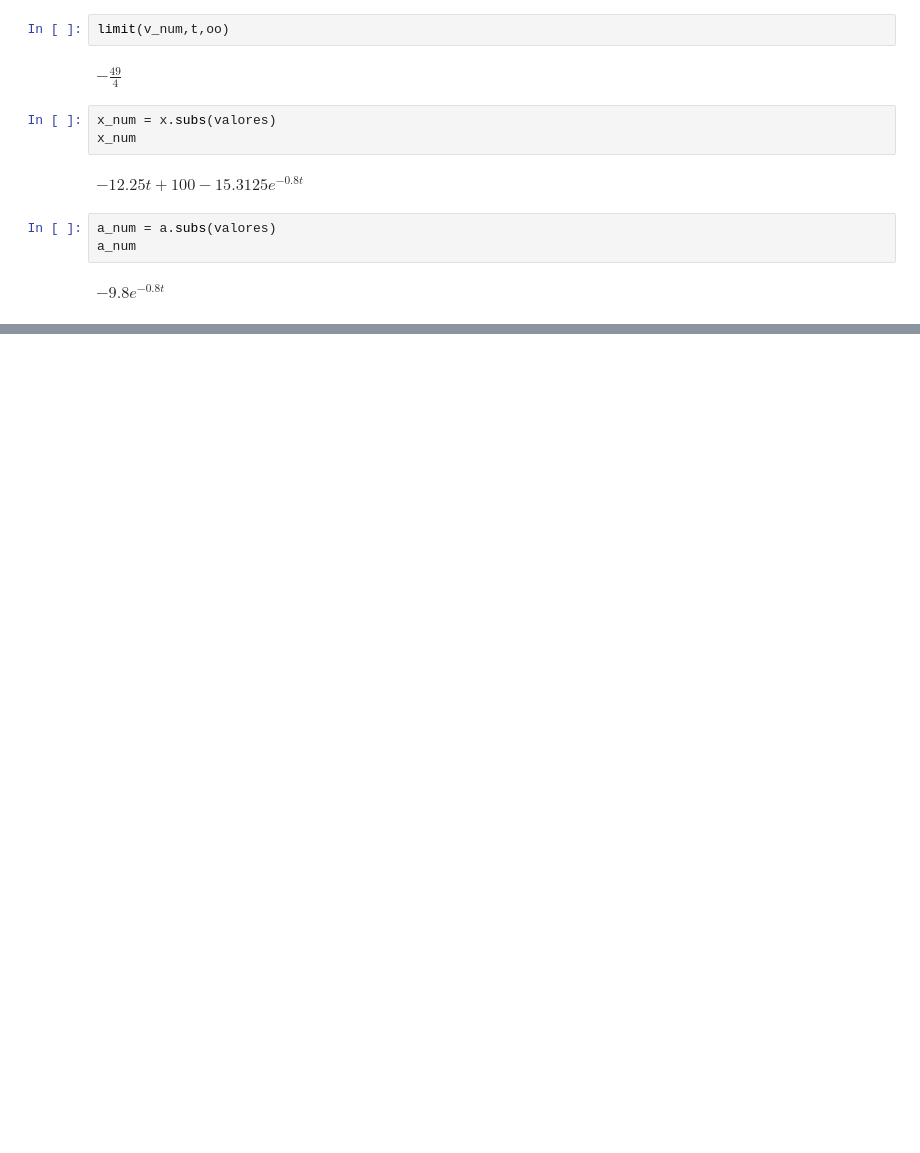
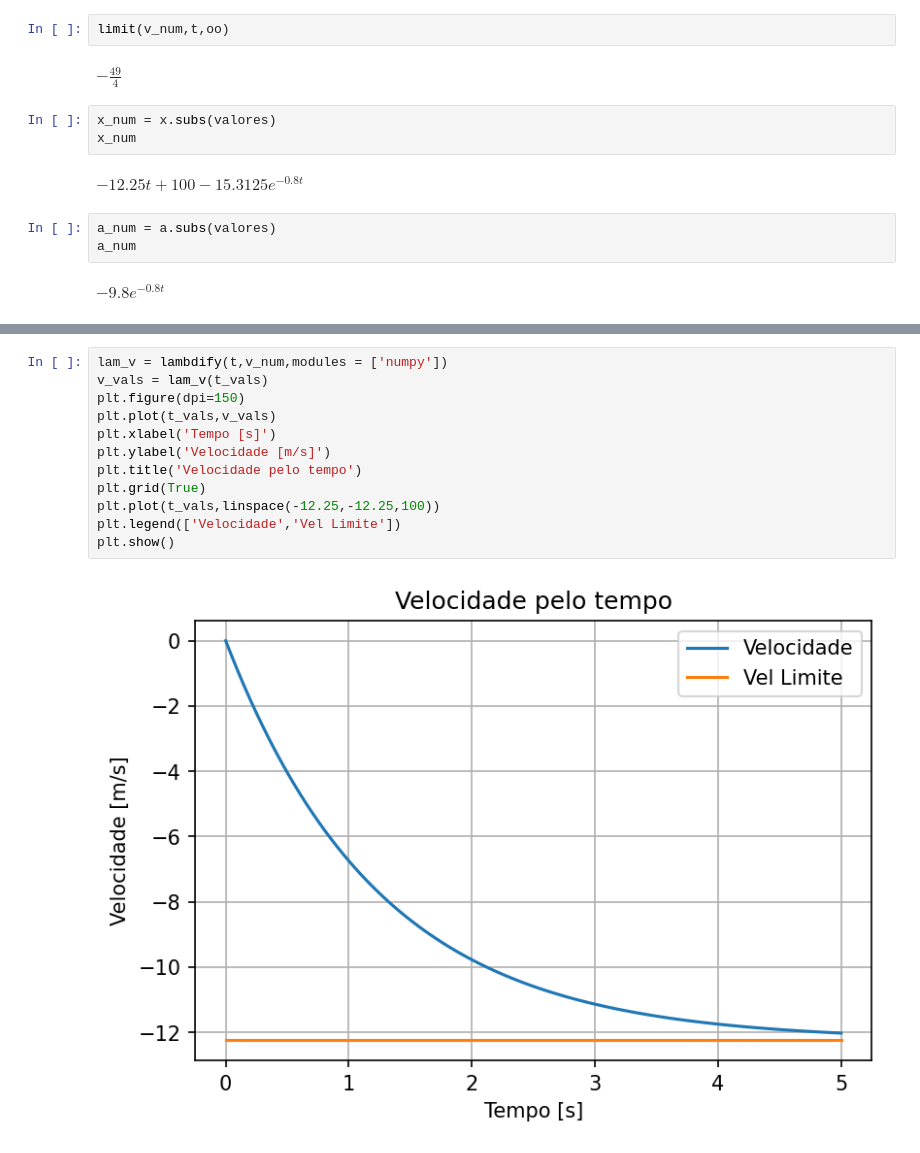
Before and after one commit to klaudioc/Python, a Jupyter notebook: CursoPython.ipynb, the cells around one changed output, grey strips where cells are left out. Drawn from its saved outputs; the diff is of its cells as text; blank space fills up the shorter version.

```diff
--- a/CursoPython.ipynb
+++ b/CursoPython.ipynb
@@ -1505,0 +1828,14 @@ $\displaystyle - 9.8 e^{- 0.8 t}$
+# %%
+lam_v = lambdify(t,v_num,modules = ['numpy'])
+v_vals = lam_v(t_vals)
+plt.figure(dpi=150)
+plt.plot(t_vals,v_vals)
+plt.xlabel('Tempo [s]')
+plt.ylabel('Velocidade [m/s]')
+plt.title('Velocidade pelo tempo')
+plt.grid(True)
+plt.plot(t_vals,linspace(-12.25,-12.25,100))
+plt.legend(['Velocidade','Vel Limite'])
+plt.show()
+# %% [output]
+[figure, added]
```
Also changed, not shown: parts of 121 cells of this notebook, 1 other file.
